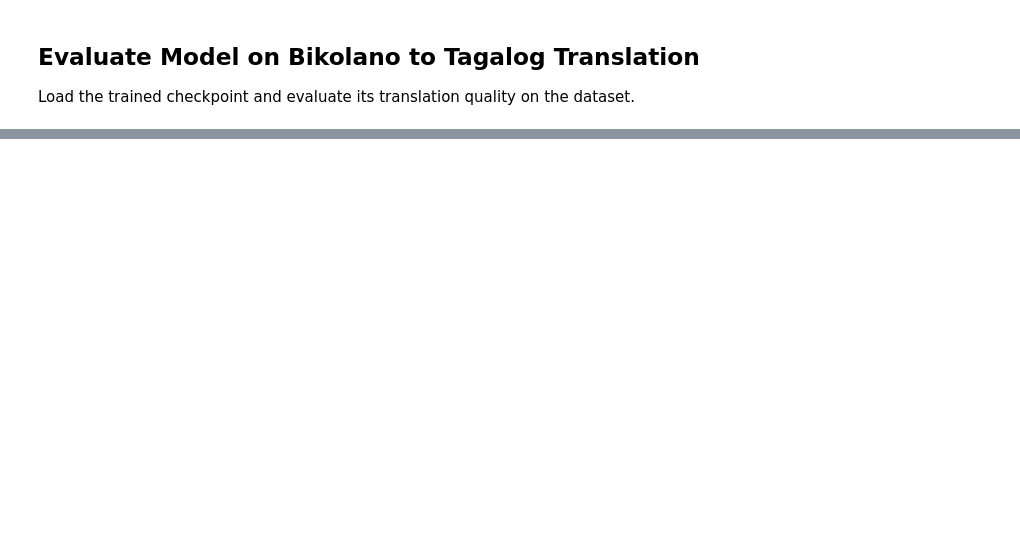
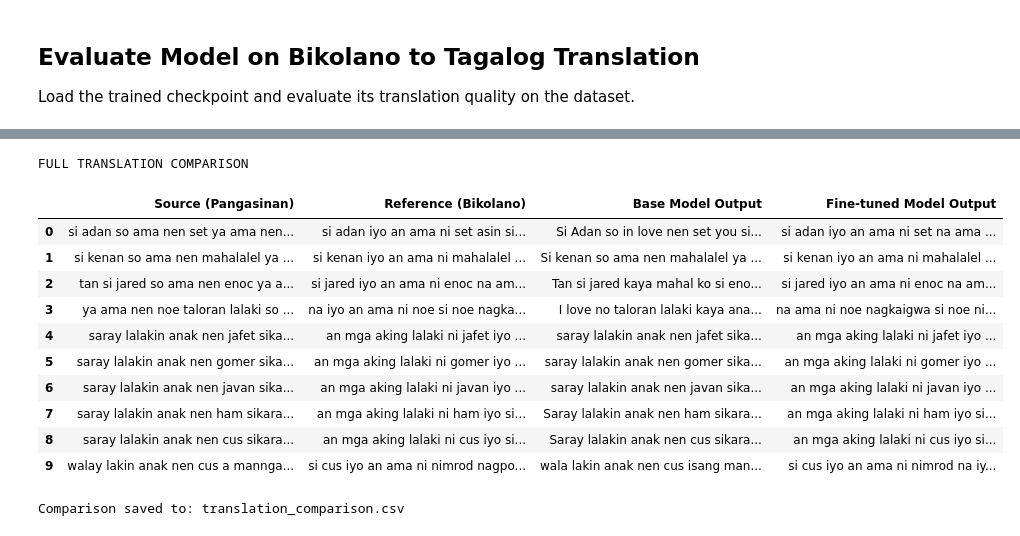
Before and after one commit to xandreiAThome/machine-translation-nlp1k, a Jupyter notebook: nmt.ipynb, the cells around one changed output, grey strips where cells are left out. Saved outputs shown, nothing was run; the diff lists cells and outputs as text; code cells hidden in the pictures; blank space fills up the shorter version.

Commit message:
Kaggle Notebook | nmt8f331120eb | Version 12

```diff
--- a/nmt.ipynb
+++ b/nmt.ipynb
@@ -27,7 +27,7 @@ def process(example):
     }
 # %%
 # LANGUAGE CONFIGURATION (also the name of the columns in the dataset)
-SRC_LANG = "Bikolano"
-TGT_LANG = "Tagalog"
+SRC_LANG = "Pangasinan"
+TGT_LANG = "Bikolano"
 # %%
 !ls /kaggle/input
@@ -160,7 +243,7 @@ from transformers import AutoTokenizer, AutoModelForSeq2SeqLM
 import torch
 
 # CHECKPOINT CONFIGURATION
-CHECKPOINT_PATH = "data/models/nllb-bcl-tgl"
+CHECKPOINT_PATH = "/kaggle/tmp/nllb-pag-bcl"
 
 tokenizer = AutoTokenizer.from_pretrained(CHECKPOINT_PATH)
 model = AutoModelForSeq2SeqLM.from_pretrained(CHECKPOINT_PATH)
@@ -191,7 +276,7 @@ def translate(text, model_tokenizer, translation_model, src_lang=SRC_LANG, tgt_l
     return translation
 
 # ===== EVALUATION DATASET CONFIGURATION =====
-EVAL_DATASET_PATH = "data/dataset/Bikolano_Tagalog_Parallel.tsv"
+EVAL_DATASET_PATH = "/kaggle/input/bikolano-pangasinan-parallel/Bikolano_Pangasinan_Parallel.tsv"
 
 # Load the original Bikolano-Tagalog dataset
 dataset = load_dataset(
@@ -200,8 +285,8 @@ dataset = load_dataset(
     delimiter="\t",
 )
 
-dataset = dataset["train"].select_columns(["Bikolano", "Tagalog"])
-dataset = dataset.rename_columns({"Bikolano": "src", "Tagalog": "tgt"})
+dataset = dataset["train"].select_columns(["Pangasinan", "Bikolano"])
+dataset = dataset.rename_columns({"Pangasinan": "src", "Bikolano": "tgt"})
 
 # Apply the same cleaning function as before
 dataset = dataset.map(process)
@@ -316,21 +443,35 @@ print("=" * 80)
 # %%
 
 import pandas as pd
 
 comparison_df = pd.DataFrame({
-    "Source (Bikolano)": [eval_dataset[i]['src'] for i in range(len(eval_dataset))],
-    "Reference (Tagalog)": references,
+    "Source (Pangasinan)": [eval_dataset[i]['src'] for i in range(len(eval_dataset))],
+    "Reference (Bikolano)": references,
     "Base Model Output": base_predictions,
     "Fine-tuned Model Output": predictions
 })
 
 pd.set_option('display.max_columns', None)
 pd.set_option('display.max_rows', None)
 pd.set_option('display.width', None)
 pd.set_option('display.max_colwidth', None)
 
 print("FULL TRANSLATION COMPARISON")
 display(comparison_df.head(10))
 
 comparison_df.to_csv("translation_comparison.csv", index=False)
 print("\nComparison saved to: translation_comparison.csv")
+# %% [output]
+FULL TRANSLATION COMPARISON
+|  | Source (Pangasinan) | Reference (Bikolano) | Base Model Output | Fine-tuned Model Output |
+| 0 | si adan so ama nen set ya ama nen... | si adan iyo an ama ni set asin si... | Si Adan so in love nen set you si... | si adan iyo an ama ni set na ama ... |
+| 1 | si kenan so ama nen mahalalel ya ... | si kenan iyo an ama ni mahalalel ... | Si kenan so ama nen mahalalel ya ... | si kenan iyo an ama ni mahalalel ... |
+| 2 | tan si jared so ama nen enoc ya a... | si jared iyo an ama ni enoc na am... | Tan si jared kaya mahal ko si eno... | si jared iyo an ama ni enoc na am... |
+| 3 | ya ama nen noe taloran lalaki so ... | na iyo an ama ni noe si noe nagka... | I love no taloran lalaki kaya ana... | na ama ni noe nagkaigwa si noe ni... |
+| 4 | saray lalakin anak nen jafet sika... | an mga aking lalaki ni jafet iyo ... | saray lalakin anak nen jafet sika... | an mga aking lalaki ni jafet iyo ... |
+| 5 | saray lalakin anak nen gomer sika... | an mga aking lalaki ni gomer iyo ... | saray lalakin anak nen gomer sika... | an mga aking lalaki ni gomer iyo ... |
+| 6 | saray lalakin anak nen javan sika... | an mga aking lalaki ni javan iyo ... | saray lalakin anak nen javan sika... | an mga aking lalaki ni javan iyo ... |
+| 7 | saray lalakin anak nen ham sikara... | an mga aking lalaki ni ham iyo si... | Saray lalakin anak nen ham sikara... | an mga aking lalaki ni ham iyo si... |
+| 8 | saray lalakin anak nen cus sikara... | an mga aking lalaki ni cus iyo si... | Saray lalakin anak nen cus sikara... | an mga aking lalaki ni cus iyo si... |
+| 9 | walay lakin anak nen cus a mannga... | si cus iyo an ama ni nimrod nagpo... | wala lakin anak nen cus isang man... | si cus iyo an ama ni nimrod na iy... |
+Comparison saved to: translation_comparison.csv
```
Also changed, not shown: parts of 17 cells of this notebook.
